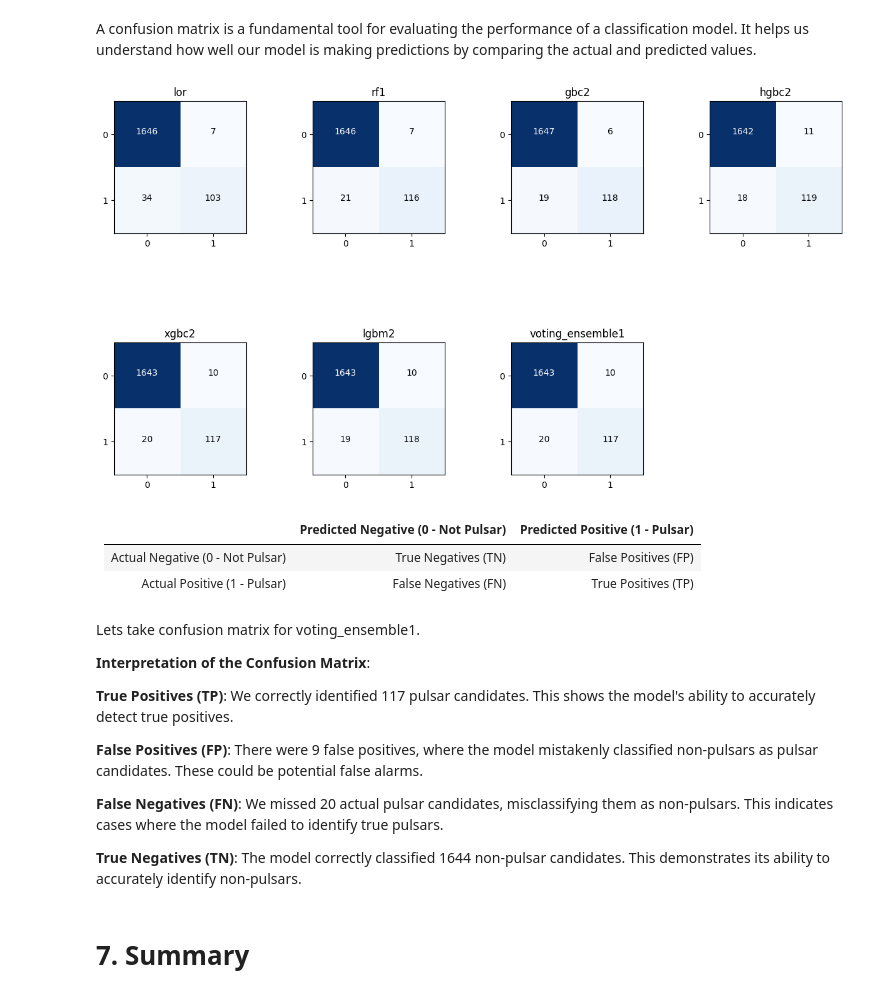
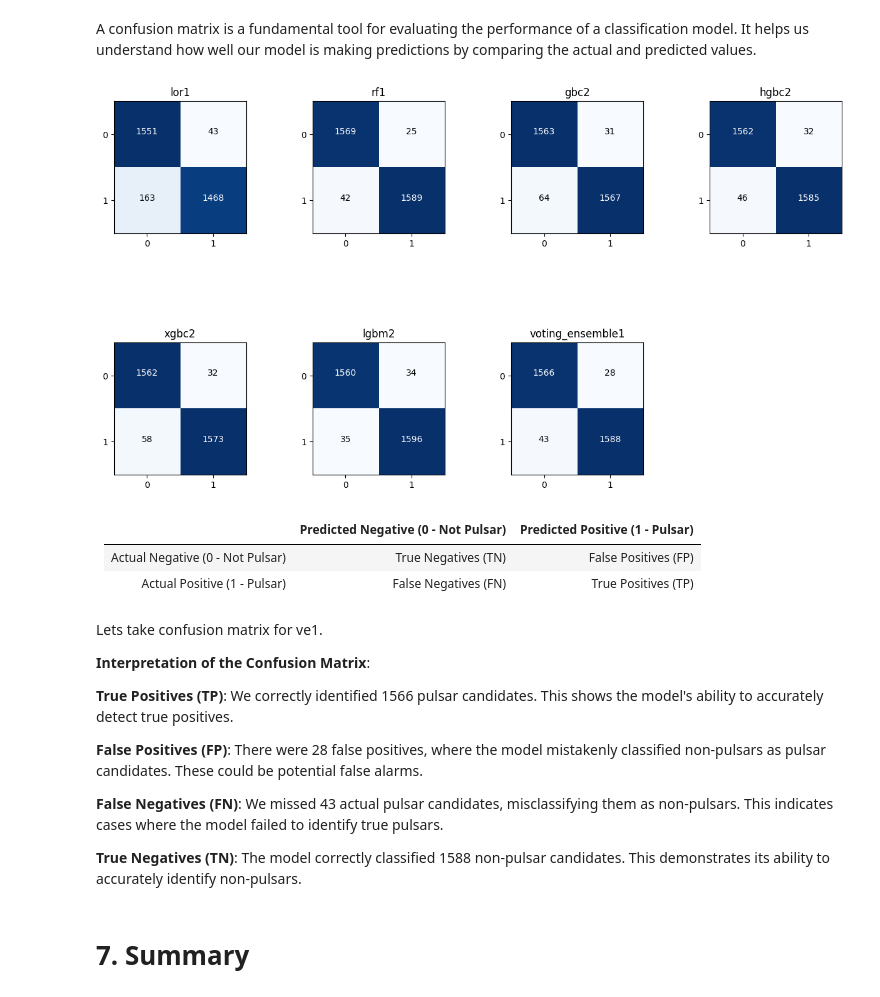
Before and after one commit to HazmanNaim/Project-Portfolio, a Jupyter notebook: GA-Capstone-PulsarClassification.ipynb, the cells around one changed output. Cells and saved outputs as stored; diff of their text form; code cells hidden in the pictures.

Commit message:
Kaggle Notebook | 🌟Pulsars Candidate Classification | Simple ML🌟 | Version 3

```diff
--- a/GA-Capstone-PulsarClassification.ipynb
+++ b/GA-Capstone-PulsarClassification.ipynb
@@ -1252,7 +1648,7 @@ The ensemble of tuned GBC, XGBC, and LGBM models showcases an enhancement in Cro
 **Log Loss**: Log Loss, or logarithmic loss, is a widely used metric for classification tasks, particularly in cases where probability estimates are essential. It measures the accuracy of the predicted probabilities for each class.
 # %%
 # Filter the DataFrame to include only the relevant columns
-plot_table = models_table[['Model Alias', 'Cross-Validated Accuracy', 'Cross-Validated Log Loss']]
+plot_table = models_table[['Model Alias','Detail', 'Cross-Validated Accuracy', 'Cross-Validated Log Loss']]
 cross_val_tab = plot_table.sort_values(by='Cross-Validated Accuracy', ascending=True)
 log_loss_tab = plot_table.sort_values(by='Cross-Validated Log Loss', ascending=False)
 # %%
@@ -1272,8 +1668,9 @@ ax1.set_ylabel('Model')
 ax1.set_title('Cross-Validated Accuracy by Model')
 
 # Annotate the values on the bars for 'Cross-Validated Accuracy'
-for i, v in enumerate(cross_val_tab['Cross-Validated Accuracy']):
+for i, (v, detail) in enumerate(zip(cross_val_tab['Cross-Validated Accuracy'], cross_val_tab['Detail'])):
     ax1.text(v - 0.2, i, str(round(v, 5)), va='center', color='white')
+    #ax1.text(ax1.get_xlim()[0], i, detail, va='center', ha='left', color='white', fontsize=8)
 
 # Plot the horizontal bar chart for 'Log Loss'
 ax2 = log_loss_tab.plot(
@@ -1333,8 +1734,8 @@ After developing a model, Feature Importance is a valuable tool that helps us un
 # %%
 from sklearn.inspection import permutation_importance
 
-models_list = [lor, rf1, gbc2, hgbc2, xgbc2, lgbm2, voting_ensemble1]
-models_list_title = ['lor', 'rf1', 'gbc2', 'hgbc2', 'xgbc2', 'lgbm2', 'voting_ensemble1']
+models_list = [lor1, rf1, gbc2, hgbc2, xgbc2, lgbm2, ve1]
+models_list_title = ['lor1', 'rf1', 'gbc2', 'hgbc2', 'xgbc2', 'lgbm2', 've1']
 
 # Define the number of rows and columns for the subplots
 n_rows = 2  # Adjust this as needed
@@ -1391,8 +1792,8 @@ The AUC-ROC curve (Area Under the Receiver Operating Characteristic curve) is a
 # %%
 from sklearn.metrics import roc_curve, auc
 
-models_list = [lor, rf1, gbc1, hgbc1, xgbc1, lgbm1, gbc2, hgbc2, xgbc2, lgbm2, voting_ensemble1]
-models_list_title = ['lor', 'rf1', 'gbc1', 'hgbc1', 'xgbc1', 'lgbm1','gbc2', 'hgbc2', 'xgbc2', 'lgbm2', 'voting_ensemble1']
+models_list = [lor1, rf1, gbc1, hgbc1, xgbc1, lgbm1, gbc2, hgbc2, xgbc2, lgbm2, ve1]
+models_list_title = ['lor1', 'rf1', 'gbc1', 'hgbc1', 'xgbc1', 'lgbm1','gbc2', 'hgbc2', 'xgbc2', 'lgbm2', 'voting_ensemble1']
 
 # Create an empty list to store AUC values
 auc_values = []
@@ -1456,8 +1857,8 @@ A confusion matrix is a fundamental tool for evaluating the performance of a cla
 # %%
 import itertools
 from sklearn.metrics import confusion_matrix
-models_list = [lor, rf1, gbc2, hgbc2, xgbc2, lgbm2, voting_ensemble1]
-models_list_title = ['lor', 'rf1', 'gbc2', 'hgbc2', 'xgbc2', 'lgbm2', 'voting_ensemble1']
+models_list = [lor1, rf1, gbc2, hgbc2, xgbc2, lgbm2, voting_ensemble1]
+models_list_title = ['lor1', 'rf1', 'gbc2', 'hgbc2', 'xgbc2', 'lgbm2', 'voting_ensemble1']
 
 # Define the number of rows and columns for the subplots
 n_rows = 2
@@ -1470,34 +1871,34 @@ for i, model in enumerate(models_list):
     predict = model.predict(x_test)
 
     # Compute the confusion matrix
     cnf_matrix = confusion_matrix(y_test, predict, labels=[0, 1])
 
     # Determine the subplot location based on the current index
     row_index = i // n_cols
     col_index = i % n_cols
 
     # Plot the confusion matrix in the appropriate subplot
     axes[row_index, col_index].imshow(cnf_matrix, interpolation='nearest', cmap=plt.cm.Blues)
     axes[row_index, col_index].set_title(models_list_title[i])
     tick_marks = np.arange(2)
     axes[row_index, col_index].set_xticks(tick_marks)
     axes[row_index, col_index].set_yticks(tick_marks)
     #axes[row_index, col_index].set_xticklabels(['Not Pulsar', 'Pulsar'])
     #axes[row_index, col_index].set_yticklabels(['Not Pulsar', 'Pulsar'])
     thresh = cnf_matrix.max() / 2.0
     for i, j in itertools.product(range(cnf_matrix.shape[0]), range(cnf_matrix.shape[1])):
         axes[row_index, col_index].text(j, i, format(cnf_matrix[i, j], 'd'),
                  horizontalalignment="center",
                  color="white" if cnf_matrix[i, j] > thresh else "black")
 
 # Remove any remaining empty subplots
 for i in range(len(models_list), n_rows * n_cols):
     fig.delaxes(axes.flatten()[i])
 
 # Show the subplots
 plt.show()
 # %% [output]
-[figure, old version]
+[figure, new version]
 # %% [markdown]
 |           | Predicted Negative (0 - Not Pulsar) | Predicted Positive (1 - Pulsar) |
 |-----------|-----------------------------------|-------------------------------|
@@ -1505,16 +1906,16 @@ plt.show()
 | Actual Positive (1 - Pulsar) | False Negatives (FN)            | True Positives (TP)           |
 # %% [markdown]
 
-Lets take confusion matrix for voting_ensemble1.
+Lets take confusion matrix for ve1.
 
 **Interpretation of the Confusion Matrix**:
 
-**True Positives (TP)**: We correctly identified 117 pulsar candidates. This shows the model's ability to accurately detect true positives.
+**True Positives (TP)**: We correctly identified 1566 pulsar candidates. This shows the model's ability to accurately detect true positives.
 
-**False Positives (FP)**: There were 9 false positives, where the model mistakenly classified non-pulsars as pulsar candidates. These could be potential false alarms.
+**False Positives (FP)**: There were 28 false positives, where the model mistakenly classified non-pulsars as pulsar candidates. These could be potential false alarms.
 
-**False Negatives (FN)**: We missed 20 actual pulsar candidates, misclassifying them as non-pulsars. This indicates cases where the model failed to identify true pulsars.
+**False Negatives (FN)**: We missed 43 actual pulsar candidates, misclassifying them as non-pulsars. This indicates cases where the model failed to identify true pulsars.
 
-**True Negatives (TN)**: The model correctly classified 1644 non-pulsar candidates. This demonstrates its ability to accurately identify non-pulsars.
+**True Negatives (TN)**: The model correctly classified 1588 non-pulsar candidates. This demonstrates its ability to accurately identify non-pulsars.
 # %% [markdown]
 # 7. Summary
```
Also changed, not shown: parts of 63 cells of this notebook.
